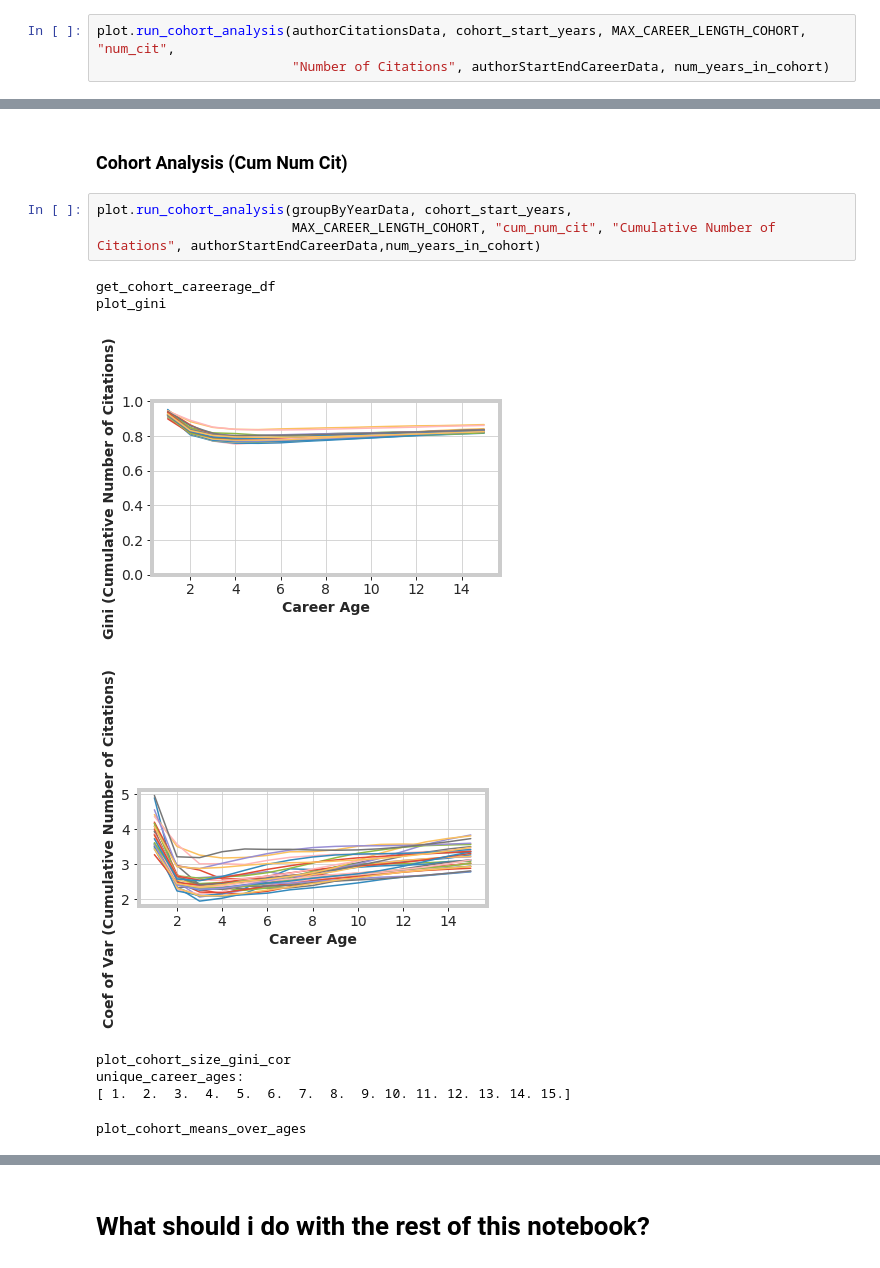
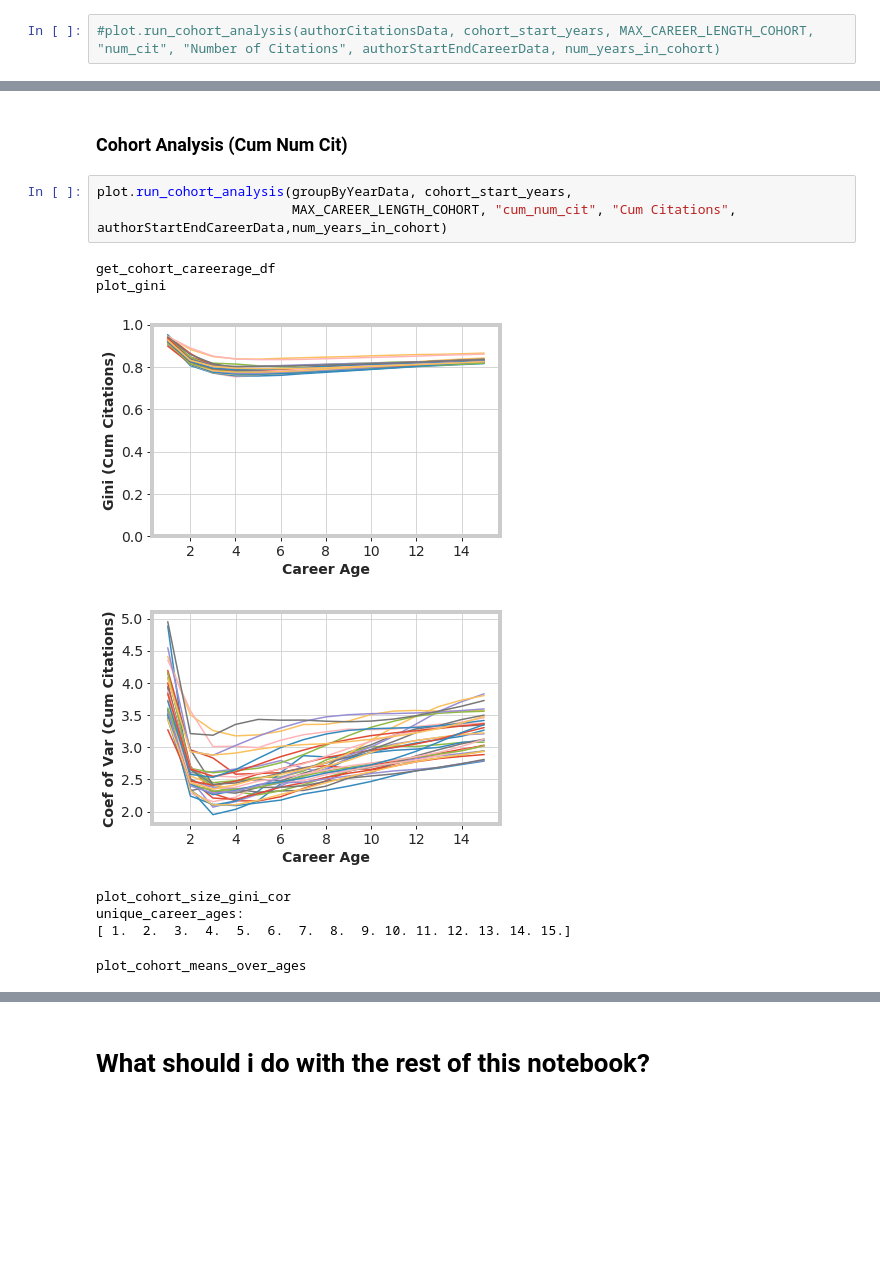
Before and after one commit to gesiscss/inequality, a Jupyter notebook: 2.Cohort analysis - citations.ipynb, the cells around one changed output, grey strips where cells are left out. Drawn from its saved outputs; the diff is of its cells as text; blank space fills up the shorter version.

```diff
--- a/2.Cohort analysis - citations.ipynb
+++ b/2.Cohort analysis - citations.ipynb
@@ -149,5 +99,4 @@ print(groupByYearData[groupByYearData["author"] == '(max) zong-ming cheng'])
 # %% [markdown]
 ### Cohort Analysis (Num Cit)
 # %%
-plot.run_cohort_analysis(authorCitationsData, cohort_start_years, MAX_CAREER_LENGTH_COHORT, "num_cit",
-                         "Number of Citations", authorStartEndCareerData, num_years_in_cohort)
+#plot.run_cohort_analysis(authorCitationsData, cohort_start_years, MAX_CAREER_LENGTH_COHORT, "num_cit", "Number of Citations", authorStartEndCareerData, num_years_in_cohort)
@@ -216,12 +151,12 @@ print(len(vals10.values[0]))
 ### Cohort Analysis (Cum Num Cit)
 # %%
 plot.run_cohort_analysis(groupByYearData, cohort_start_years,
-                         MAX_CAREER_LENGTH_COHORT, "cum_num_cit", "Cumulative Number of Citations", authorStartEndCareerData,num_years_in_cohort)
+                         MAX_CAREER_LENGTH_COHORT, "cum_num_cit", "Cum Citations", authorStartEndCareerData,num_years_in_cohort)
 # %% [output]
 get_cohort_careerage_df
 plot_gini
-[figure, old version]
+[figure, new version]
-[figure, old version]
+[figure, new version]
 plot_cohort_size_gini_cor
 unique_career_ages:
 [ 1.  2.  3.  4.  5.  6.  7.  8.  9. 10. 11. 12. 13. 14. 15.]
```
Also changed, not shown: parts of 15 cells of this notebook, 8 other files.
